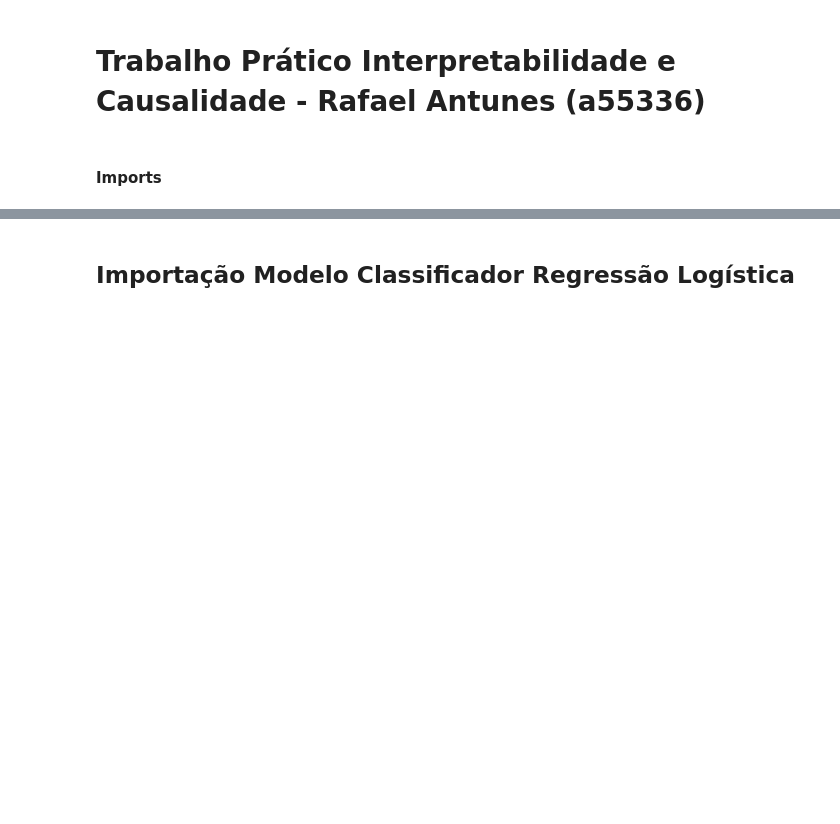
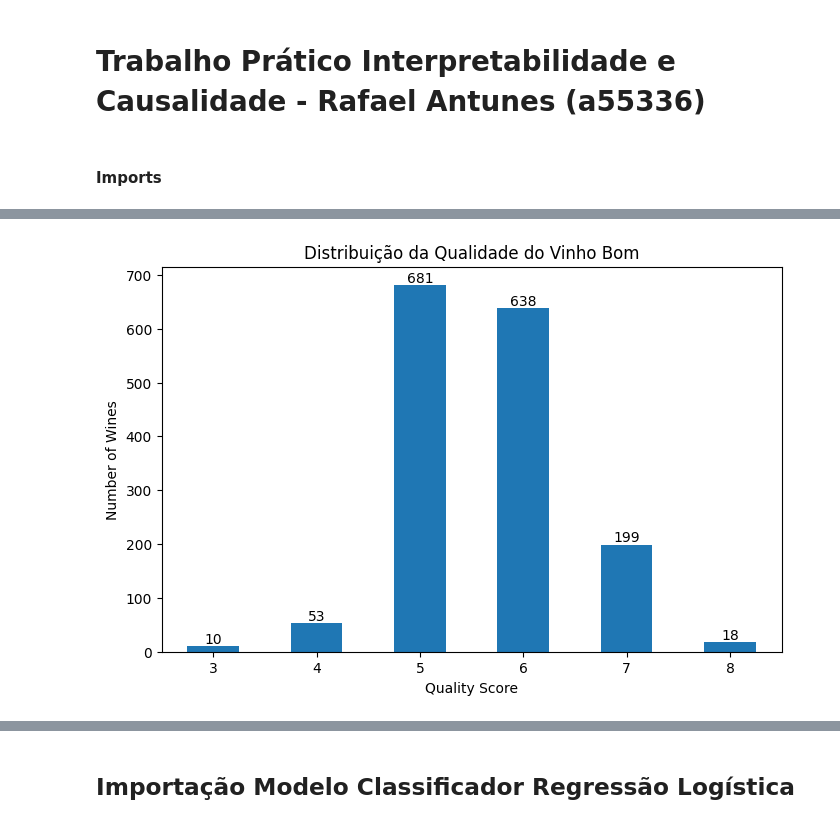
Before and after one commit to rafaelantunes04/Trabalho-Pratico-Interpretabilidade-e-Causalidade, a Jupyter notebook: Trab Pratico.ipynb, the cells around one changed output, grey strips where cells are left out. Saved outputs shown, nothing was run; the diff lists cells and outputs as text; code cells hidden in the pictures; blank space fills up the shorter version.

Commit message:
Modelo XGB com ds Wine e Shap

```diff
--- a/Trab Pratico.ipynb
+++ b/Trab Pratico.ipynb
@@ -20,0 +21,5 @@ shap.initjs()
+# %%
+df = pd.read_csv("./assets/winequality-red.csv", sep = ";")
+
+matriz_correlacao = df.select_dtypes(include=['number']).corr().abs()
+print(matriz_correlacao["quality"].sort_values(ascending=False))
@@ -20,0 +40,15 @@ shap.initjs()
+# %%
+counts = df["quality"].value_counts().sort_index()
+ax = counts.plot(kind="bar", figsize=(8,5))
+
+for i, v in enumerate(counts):
+    ax.text(i, v + 5, str(v), ha='center')
+
+ax.set_xticklabels(ax.get_xticklabels(), rotation=0)
+
+plt.title("Distribuição da Qualidade do Vinho Bom")
+plt.xlabel("Quality Score")
+plt.ylabel("Number of Wines")
+plt.show()
+# %% [output]
+[figure, added]
```
Also changed, not shown: parts of 17 cells of this notebook, 8 other files.
